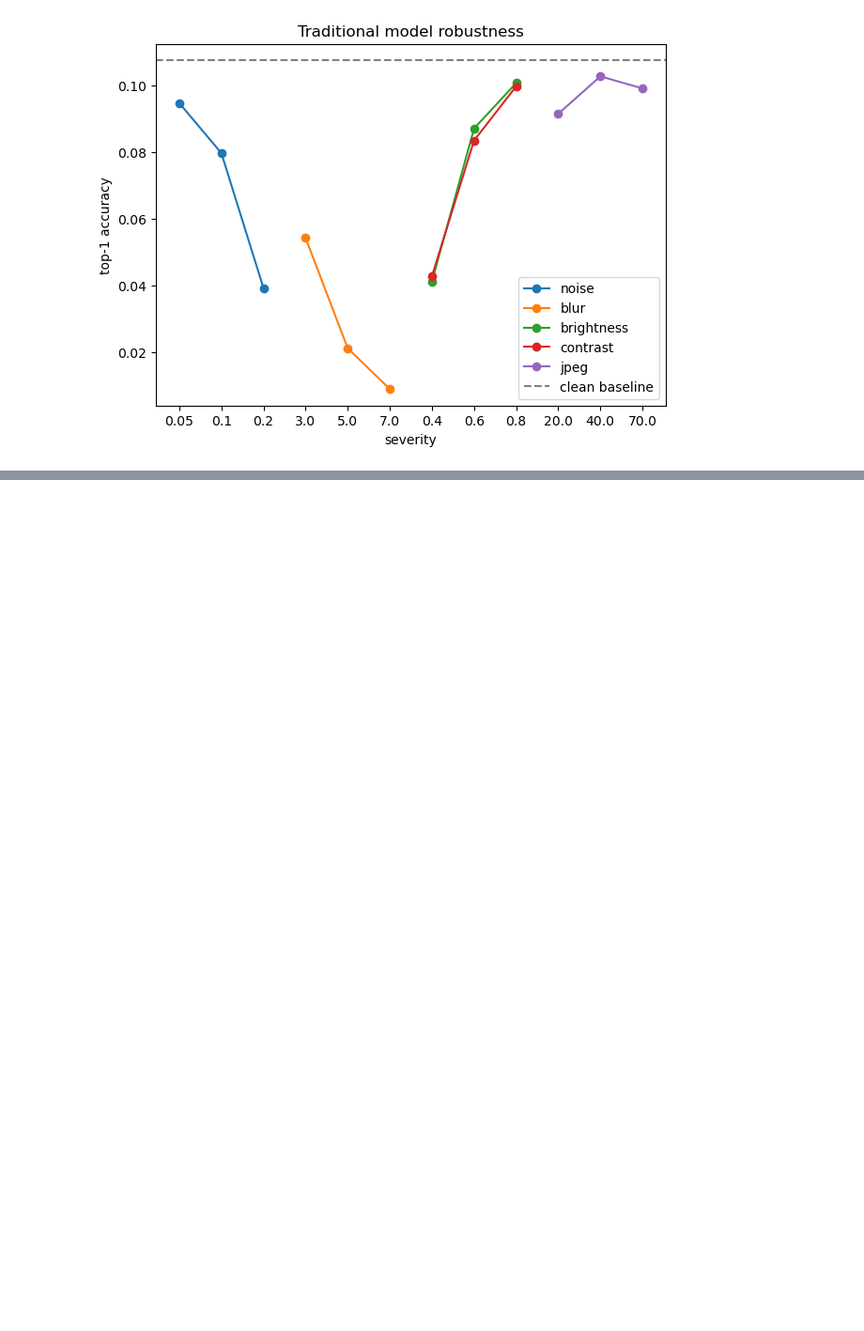
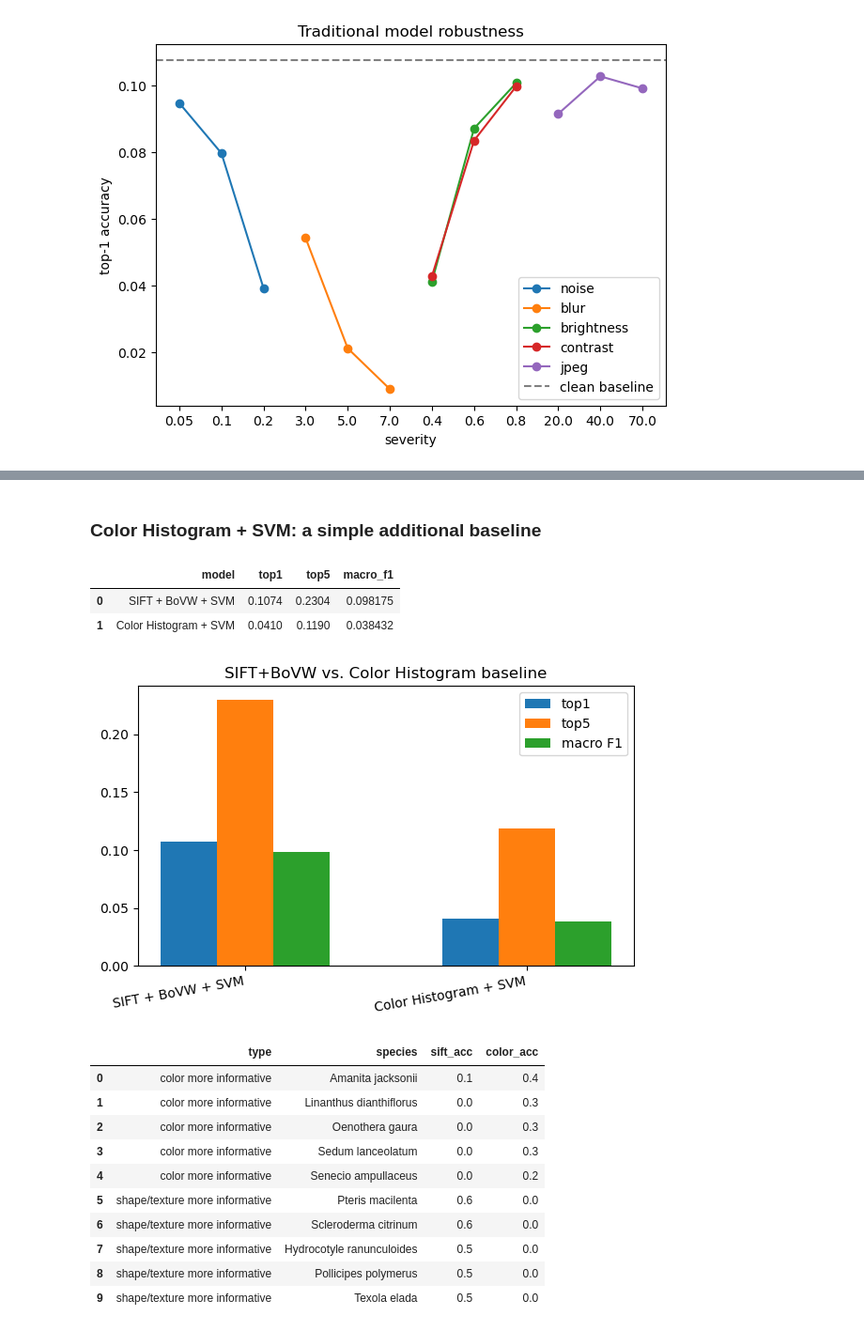
Before and after one commit to 2393159898-afk/COMP9517-project, a Jupyter notebook: notebooks/B_traditional_model.ipynb, the cells around one changed output, grey strips where cells are left out. Shown at 94% size. Saved outputs shown, nothing was run; the diff lists cells and outputs as text; code cells hidden in the pictures; blank space fills up the shorter version.

```diff
--- a/notebooks/B_traditional_model.ipynb
+++ b/notebooks/B_traditional_model.ipynb
@@ -231,0 +261,15 @@ plt.show()
+# %%
+per_class_acc = np.array(clean_metrics["per_class_accuracy"])
+sorted_idx = np.argsort(per_class_acc)
+
+worst_rows = [
+    {"group": "worst", "species": idx_to_name[idx], "accuracy": per_class_acc[idx]}
+    for idx in sorted_idx[:5]
+]
+best_rows = [
+    {"group": "best", "species": idx_to_name[idx], "accuracy": per_class_acc[idx]}
+    for idx in sorted_idx[-5:][::-1]
+]
+
+per_class_df = pd.DataFrame(worst_rows + best_rows)
+display(per_class_df)
@@ -232,3 +351,61 @@ plt.show()
+# %% [markdown]
+### Color Histogram + SVM: a simple additional baseline
+# %%
+with open("results/extra/color_histogram_metrics.json") as f:
+    color_metrics = json.load(f)
+
+comparison = pd.DataFrame([
+    {"model": "SIFT + BoVW + SVM", "top1": clean_metrics["top1_accuracy"],
+     "top5": clean_metrics["top5_accuracy"], "macro_f1": clean_metrics["macro_f1"]},
+    {"model": "Color Histogram + SVM", "top1": color_metrics["top1_accuracy"],
+     "top5": color_metrics["top5_accuracy"], "macro_f1": color_metrics["macro_f1"]},
+])
+display(comparison)
+
+fig, ax = plt.subplots(figsize=(6, 4))
+x = np.arange(len(comparison))
+ax.bar(x - 0.2, comparison["top1"], width=0.2, label="top1")
+ax.bar(x, comparison["top5"], width=0.2, label="top5")
+ax.bar(x + 0.2, comparison["macro_f1"], width=0.2, label="macro F1")
+ax.set_xticks(x)
+ax.set_xticklabels(comparison["model"], rotation=10, ha="right")
+ax.legend()
+ax.set_title("SIFT+BoVW vs. Color Histogram baseline")
+plt.tight_layout()
+plt.show()
+
+color_acc = np.array(color_metrics["per_class_accuracy"])
+diff = color_acc - per_class_acc
+
+color_rows = [
+    {"type": "color more informative", "species": idx_to_name[idx],
+     "sift_acc": per_class_acc[idx], "color_acc": color_acc[idx]}
+    for idx in np.argsort(diff)[-5:][::-1]
+]
+shape_rows = [
+    {"type": "shape/texture more informative", "species": idx_to_name[idx],
+     "sift_acc": per_class_acc[idx], "color_acc": color_acc[idx]}
+    for idx in np.argsort(diff)[:5]
+]
+
+color_vs_shape_df = pd.DataFrame(color_rows + shape_rows)
+display(color_vs_shape_df)
+# %% [output]
+|  | model | top1 | top5 | macro_f1 |
+| 0 | SIFT + BoVW + SVM | 0.1074 | 0.2304 | 0.098175 |
+| 1 | Color Histogram + SVM | 0.0410 | 0.1190 | 0.038432 |
+[figure, added]
+|  | type | species | sift_acc | color_acc |
+| 0 | color more informative | Amanita jacksonii | 0.1 | 0.4 |
+| 1 | color more informative | Linanthus dianthiflorus | 0.0 | 0.3 |
+| 2 | color more informative | Oenothera gaura | 0.0 | 0.3 |
+| 3 | color more informative | Sedum lanceolatum | 0.0 | 0.3 |
+| 4 | color more informative | Senecio ampullaceus | 0.0 | 0.2 |
+| 5 | shape/texture more informative | Pteris macilenta | 0.6 | 0.0 |
+| 6 | shape/texture more informative | Scleroderma citrinum | 0.6 | 0.0 |
+| 7 | shape/texture more informative | Hydrocotyle ranunculoides | 0.5 | 0.0 |
+| 8 | shape/texture more informative | Pollicipes polymerus | 0.5 | 0.0 |
+| 9 | shape/texture more informative | Texola elada | 0.5 | 0.0 |
 # %% [markdown]
 ## 8. Short discussion
 
```
Also changed, not shown: parts of 12 cells of this notebook, 5 other files.
